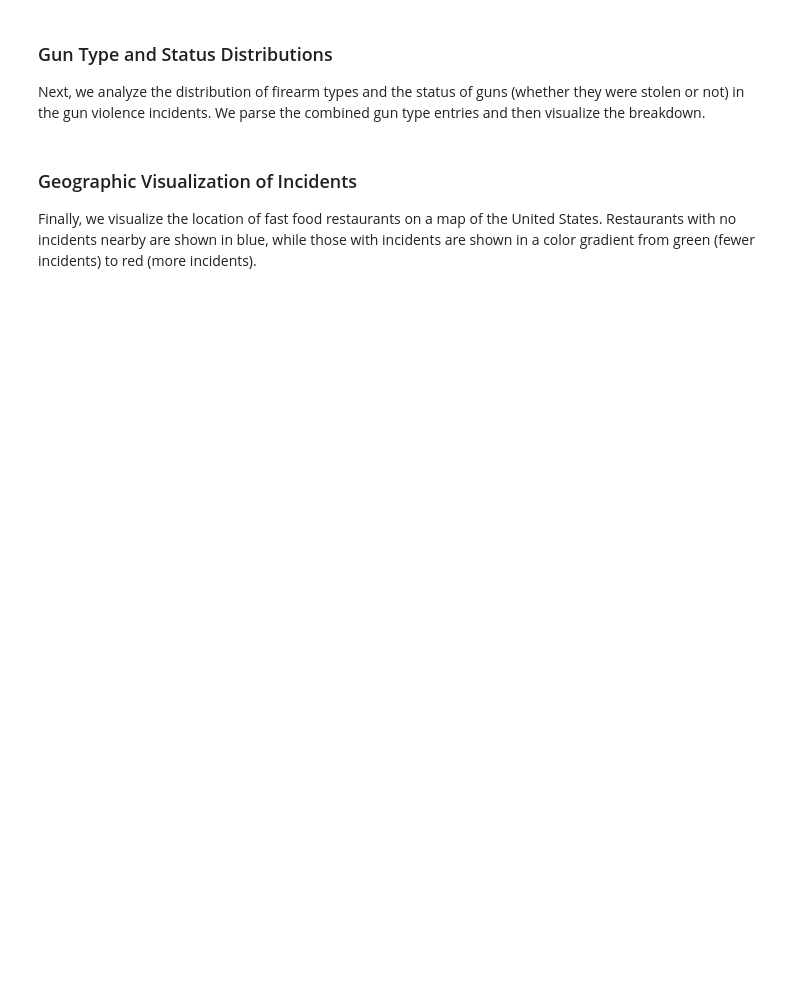
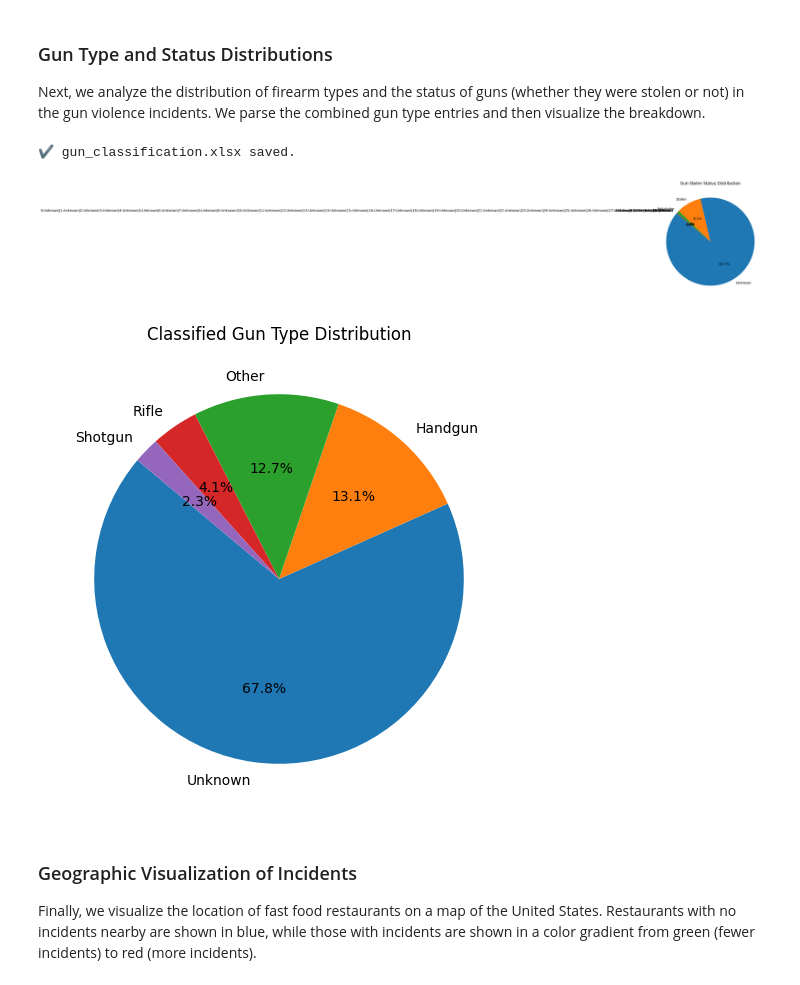
Before and after one commit to BenniProbst/ITRSE, a Jupyter notebook: RSE_assignment.ipynb, the cells around one changed output. Saved outputs shown, nothing was run; the diff lists cells and outputs as text; code cells hidden in the pictures; blank space fills up the shorter version.

```diff
--- a/RSE_assignment.ipynb
+++ b/RSE_assignment.ipynb
@@ -598,35 +619,37 @@ for _, row in df_gun_clean.iterrows():
     stolen = extract_entries(row["gun_stolen"])
     for t, s in zip(types, stolen):
         type_list.append(t)
         stolen_list.append(s)
         classified_list.append(classify_gun_type(t))
 
 # Create DataFrame of each gun involved
 df_comb = pd.DataFrame({
     "gun_type": type_list,
     "gun_stolen": stolen_list,
     "gun_class": classified_list
 })
 # Save a crosstab of gun class vs stolen status to Excel for reference
 classification_table = pd.crosstab(df_comb["gun_class"], df_comb["gun_stolen"])
 classification_table.to_excel("gun_classification.xlsx")
 print("✔ gun_classification.xlsx saved.")
 
 # Pie chart of gun stolen status distribution
 plt.figure(figsize=(6, 6))
 df_comb["gun_stolen"].value_counts().plot.pie(autopct='%1.1f%%', startangle=140)
 plt.title("Gun Stolen Status Distribution")
 plt.ylabel("")
-plt.tight_layout()
 plt.show()
 
 # Pie chart of classified gun type distribution
 plt.figure(figsize=(6, 6))
 df_comb["gun_class"].value_counts().plot.pie(autopct='%1.1f%%', startangle=140)
 plt.title("Classified Gun Type Distribution")
 plt.ylabel("")
-plt.tight_layout()
 plt.show()
+# %% [output]
+✔ gun_classification.xlsx saved.
+[figure, added]
+[figure, added]
 # %% [markdown]
 ### Geographic Visualization of Incidents
 Finally, we visualize the location of fast food restaurants on a map of the United States. Restaurants with no incidents nearby are shown in blue, while those with incidents are shown in a color gradient from green (fewer incidents) to red (more incidents).
```
Also changed, not shown: parts of 3 cells of this notebook, 2 other files.
